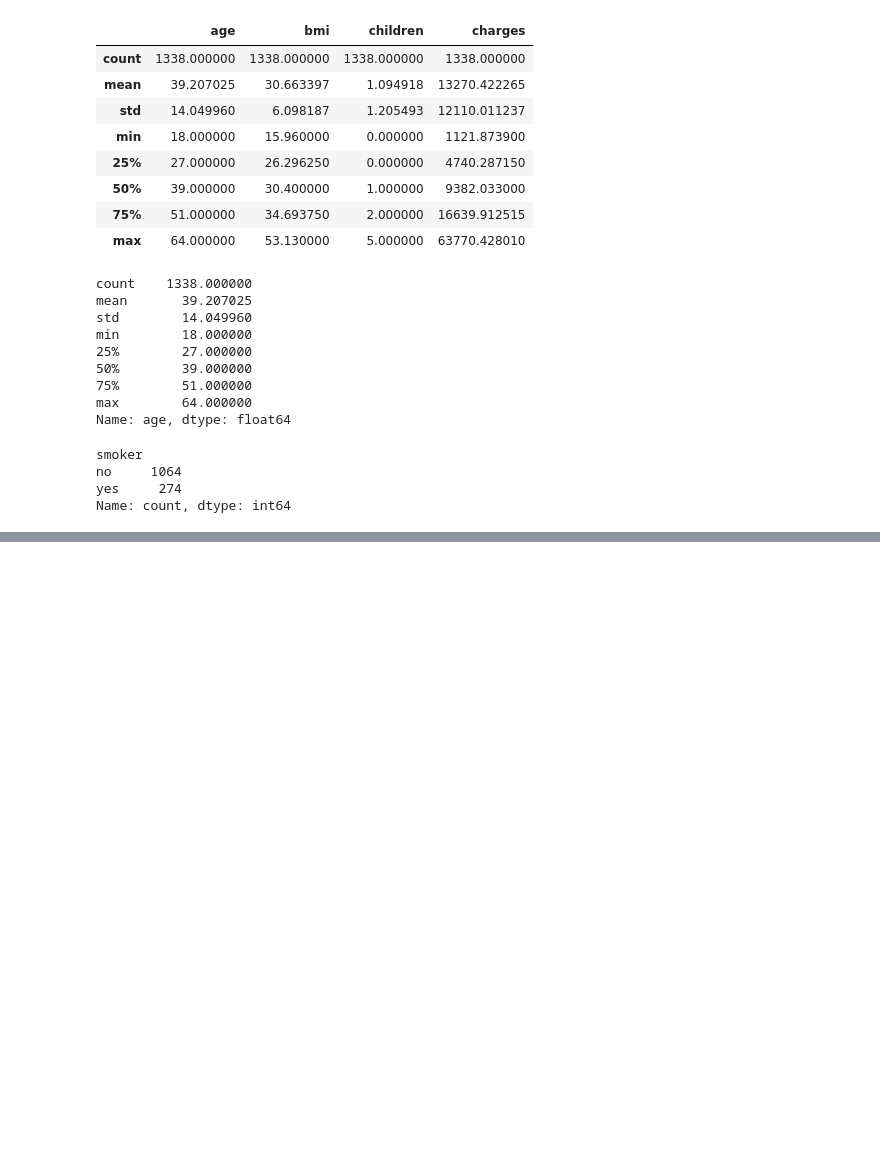
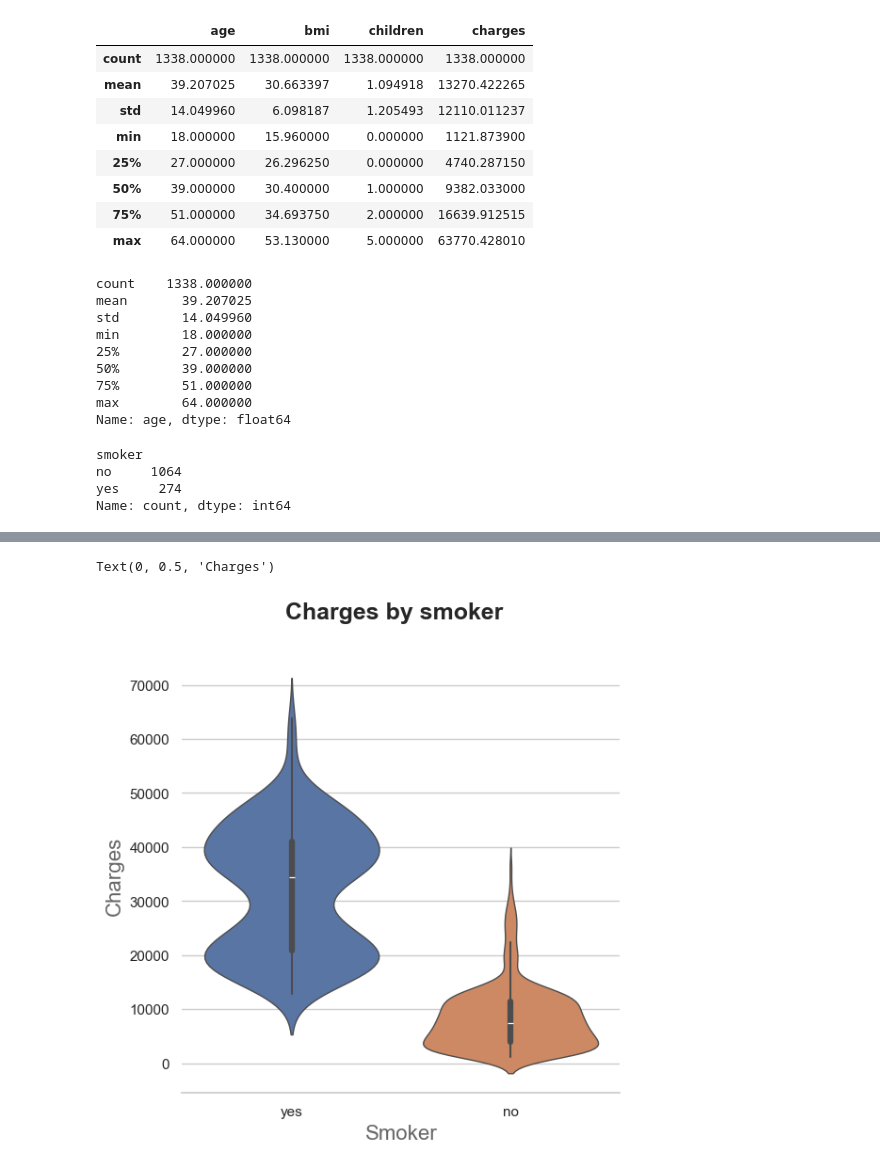
Before and after one commit to gachempa/KRBV0723, a Jupyter notebook: MachineLearning/ML-MedicalCharges.ipynb, the cells around one changed output, grey strips where cells are left out. Cells and saved outputs as stored; diff of their text form; code cells hidden in the pictures; blank space fills up the shorter version.

```diff
--- a/MachineLearning/ML-MedicalCharges.ipynb
+++ b/MachineLearning/ML-MedicalCharges.ipynb
@@ -185,0 +187,18 @@ Text(0, 0.5, 'Charges')
+# %%
+sns.set(style="whitegrid")
+
+f, ax = plt.subplots(figsize=(6, 6))
+
+# Show each distribution with both violins and points
+# sns.violinplot(x="region",y="charges",data=medical_df, inner="box", palette="Set2", cut=2, linewidth=1)
+# above line - palette has been deprecated, use hue and legend=False instead
+sns.violinplot(x="smoker",y="charges",data=medical_df, inner="box", hue="smoker", legend=False,cut=2, linewidth=1)
+
+sns.despine(left=True)
+
+f.suptitle('Charges by smoker', fontsize=18, fontweight='bold')
+ax.set_xlabel("Smoker",size = 16,alpha=0.7)
+ax.set_ylabel("Charges",size = 16,alpha=0.7)
+# %% [output]
+Text(0, 0.5, 'Charges')
+[figure, added]
```
Also changed, not shown: parts of 1 cell of this notebook.
